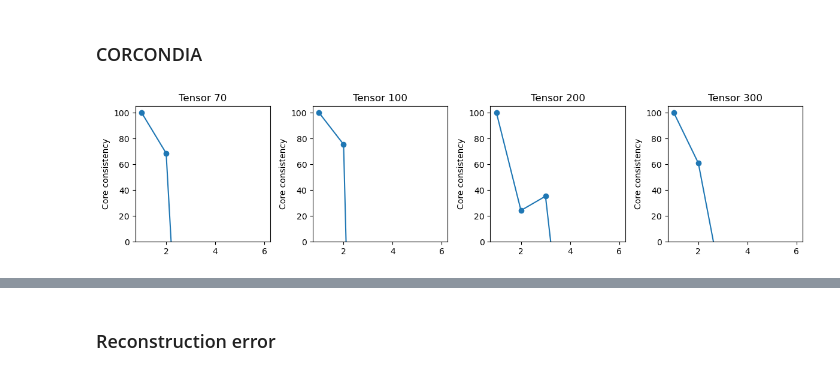
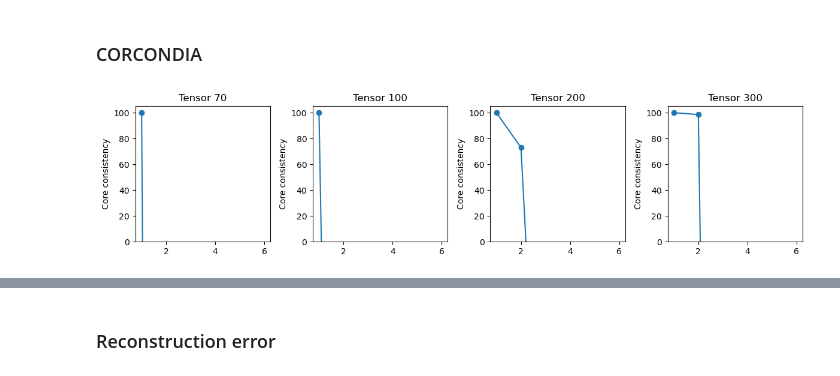
Before and after one commit to pablovadillo/Tensordecomposition, a Jupyter notebook: CP_decomposition.ipynb, the cells around one changed output, grey strips where cells are left out. Saved outputs shown, nothing was run; the diff lists cells and outputs as text; code cells hidden in the pictures.

```diff
--- a/CP_decomposition.ipynb
+++ b/CP_decomposition.ipynb
@@ -29,21 +29,25 @@ tensor_names = ['70', '100', '200', '300']
 # %% [markdown]
 ### CORCONDIA
 # %%
-fig, axes = plt.subplots(1, 4, figsize=(12, 3))
-axes = axes.flatten()
+def visualization_corcondia(model):
+    fig, axes = plt.subplots(1, 4, figsize=(12, 3))
+    axes = axes.flatten()
 
-for i, (tensor, name) in enumerate(zip(tensors, tensor_names)):
-    plt.sca(axes[i])
+    for i, (tensor, name) in enumerate(zip(tensors, tensor_names)):
+        plt.sca(axes[i])
 
-    models = {}
-    for rank in [1, 2, 3, 4, 5, 6]:
-        models[rank] = non_negative_parafac(tensor, rank=rank)
+        models = {}
+        for rank in [1, 2, 3, 4, 5, 6]:
+            models[rank] = model(tensor, rank=rank)
 
-    ax = tlviz.visualisation.scree_plot(models, tensor, metric="Core consistency")
-    ax.set_ylim(0, 105)
-    ax.set_title(f"Tensor {name}")
+        ax = tlviz.visualisation.scree_plot(models, tensor, metric="Core consistency")
+        ax.set_ylim(0, 105)
+        ax.set_title(f"Tensor {name}")
 
-plt.tight_layout()
-plt.show()
+    plt.tight_layout()
+    plt.show()
-# %% [output]
-[figure, removed]
+# %%
+#parafac
+visualization_corcondia(parafac)
+# %% [output]
+[figure, added]
```
Also changed, not shown: parts of 16 cells of this notebook.
